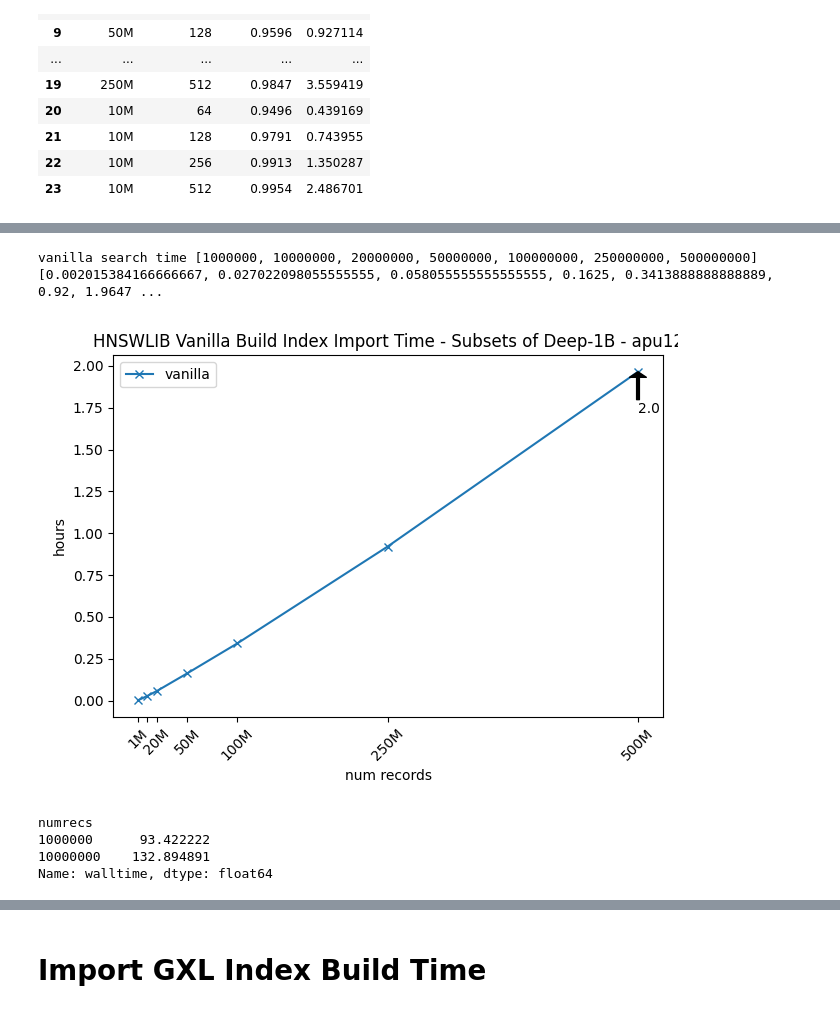
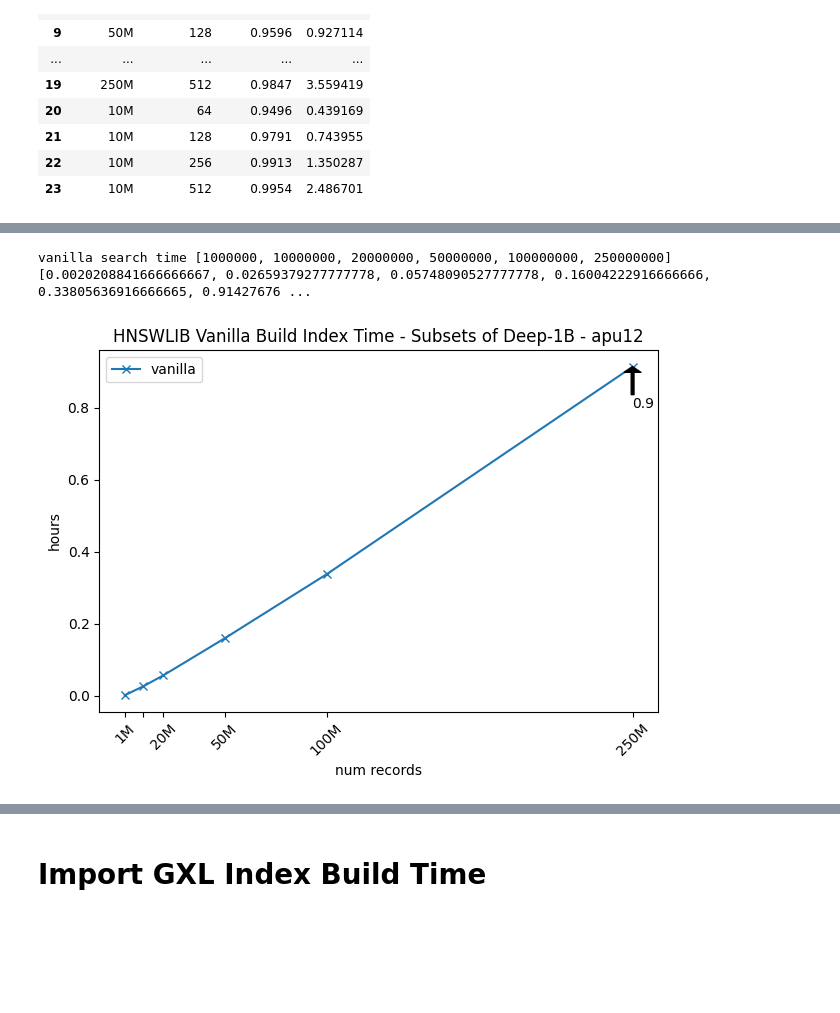
Before and after one commit to iamsabhoho/hnswlib, a Jupyter notebook: gsi/hnswlib_test/analyze.ipynb, the cells around one changed output, grey strips where cells are left out. Saved outputs shown, nothing was run; the diff lists cells and outputs as text; code cells hidden in the pictures; blank space fills up the shorter version.

```diff
--- a/gsi/hnswlib_test/analyze.ipynb
+++ b/gsi/hnswlib_test/analyze.ipynb
@@ -528,35 +490,35 @@ for idx in avg_wall_import_time.index:
     x = idx
     xs.append(x)
     y = avg_wall_import_time[idx]/(60.0*60.0)
     ys.append(y)
 print("vanilla search time", xs, ys)
 
 # plot the lines and label the plot
 fig, ax = plt.subplots()
 
 #
 # only show the wall time lines
 #
 ax.plot(xs, ys, marker='x', label='vanilla')
 ax.set_ylabel('hours')
 ax.set_xlabel('num records')
 ax.set_xticks(xs)
 
 # don't show all xticks near the start since they bunch up
-ax.set_xticklabels(['1M', '', '20M', '50M', '100M', '250M', '500M'], rotation = 45)
+ax.set_xticklabels(['1M', '', '20M', '50M', '100M', '250M'], rotation = 45)
 
 #
 # annotate last data point in lines of interest
 latest_hours = "%.1f" % ys[-1]
 ax.annotate(latest_hours, xy=(xs[-1],ys[-1]), xytext=(0.0,-30),
             textcoords="offset points",
             arrowprops=dict(facecolor='black',width=2,headlength=4),
             )
 
-ax.set_title("HNSWLIB Vanilla Build Index Import Time - Subsets of Deep-1B - apu12")
+ax.set_title("HNSWLIB Vanilla Build Index Time - Subsets of Deep-1B - apu12")
 ax.legend(loc='best')
 fig.tight_layout()
-fig.savefig("results/vis/vanilla_hnswlib_wall_import_time_build.png")
+fig.savefig("results/vis/vanilla_hnswlib_walltime_build.png")
 # %% [output]
-vanilla search time [1000000, 10000000, 20000000, 50000000, 100000000, 250000000, 500000000] [0.002015384166666667, 0.027022098055555555, 0.058055555555555555, 0.1625, 0.3413888888888889, 0.92, 1.9647 ...
+vanilla search time [1000000, 10000000, 20000000, 50000000, 100000000, 250000000] [0.0020208841666666667, 0.02659379277777778, 0.05748090527777778, 0.16004222916666666, 0.33805636916666665, 0.91427676 ...
-[figure, old version]
+[figure, new version]
@@ -565,12 +524,0 @@ df = df.loc[(df['col2'] == 1) | (df['col2'] == 2)]
-# %%
-df = vanilla_df.loc[(vanilla_df['numrecs'] == 1000000) | (vanilla_df['numrecs'] == 10000000)]
-
-avg_search_walltime = \
-    df[df['operation'] == 'search'].groupby( [ 'numrecs' ] ) ['walltime'].mean()
-
-avg_search_walltime
-# %% [output]
-numrecs
-1000000      93.422222
-10000000    132.894891
-Name: walltime, dtype: float64
```
Also changed, not shown: parts of 28 cells of this notebook.
